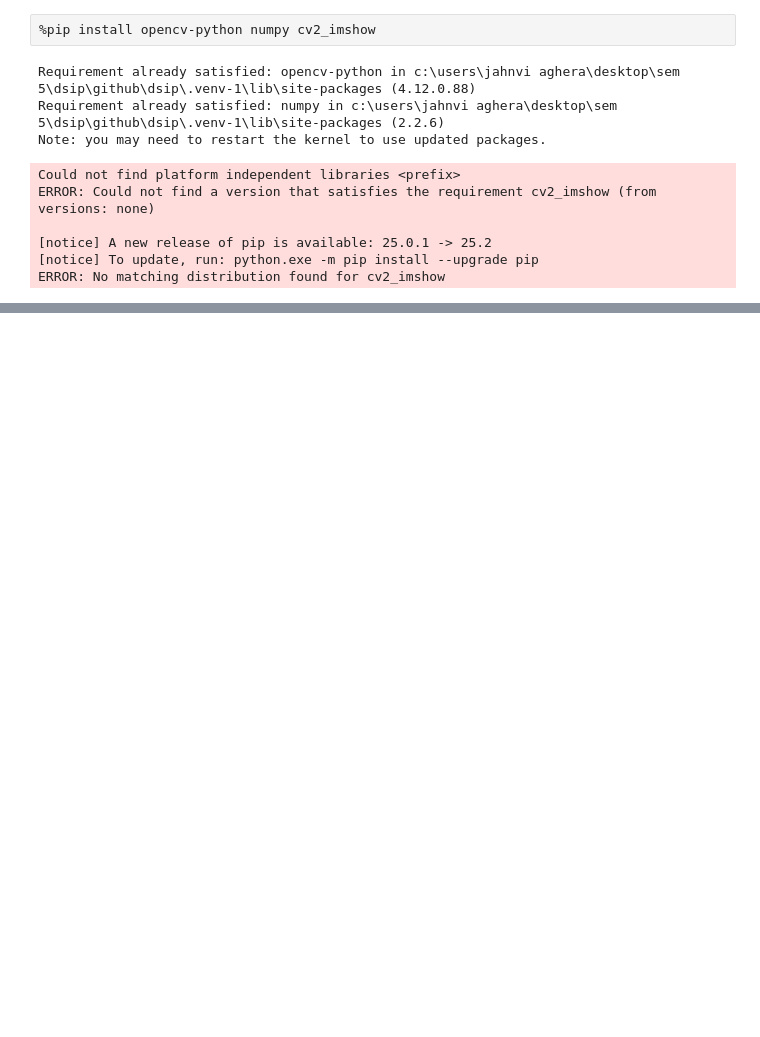
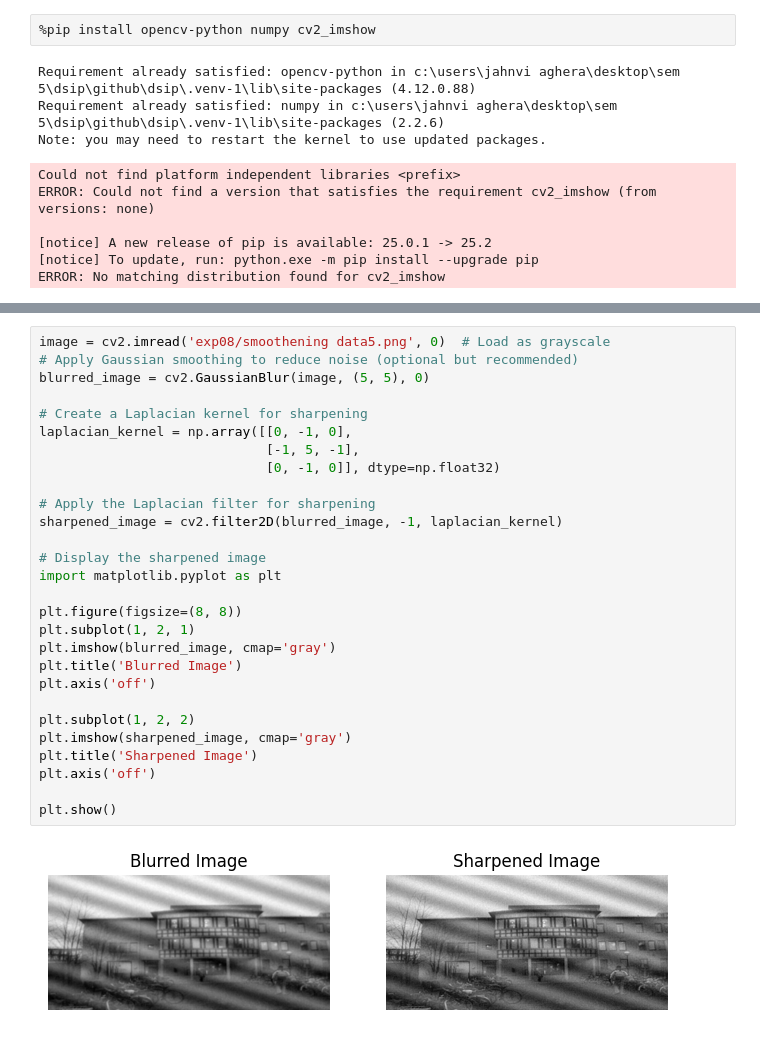
Before and after one commit to JahnviAghera/DSIP, a Jupyter notebook: spatial_filter.ipynb, the cells around one changed output, grey strips where cells are left out. Drawn from its saved outputs; the diff is of its cells as text; blank space fills up the shorter version.

```diff
--- a/spatial_filter.ipynb
+++ b/spatial_filter.ipynb
@@ -59,0 +106,30 @@ plt.show()
+# %%
+image = cv2.imread('exp08/smoothening data5.png', 0)  # Load as grayscale
+# Apply Gaussian smoothing to reduce noise (optional but recommended)
+blurred_image = cv2.GaussianBlur(image, (5, 5), 0)
+
+# Create a Laplacian kernel for sharpening
+laplacian_kernel = np.array([[0, -1, 0],
+                             [-1, 5, -1],
+                             [0, -1, 0]], dtype=np.float32)
+
+# Apply the Laplacian filter for sharpening
+sharpened_image = cv2.filter2D(blurred_image, -1, laplacian_kernel)
+
+# Display the sharpened image
+import matplotlib.pyplot as plt
+
+plt.figure(figsize=(8, 8))
+plt.subplot(1, 2, 1)
+plt.imshow(blurred_image, cmap='gray')
+plt.title('Blurred Image')
+plt.axis('off')
+
+plt.subplot(1, 2, 2)
+plt.imshow(sharpened_image, cmap='gray')
+plt.title('Sharpened Image')
+plt.axis('off')
+
+plt.show()
+# %% [output]
+[figure, added]
```
Also changed, not shown: parts of 3 cells of this notebook, 24 other files.
